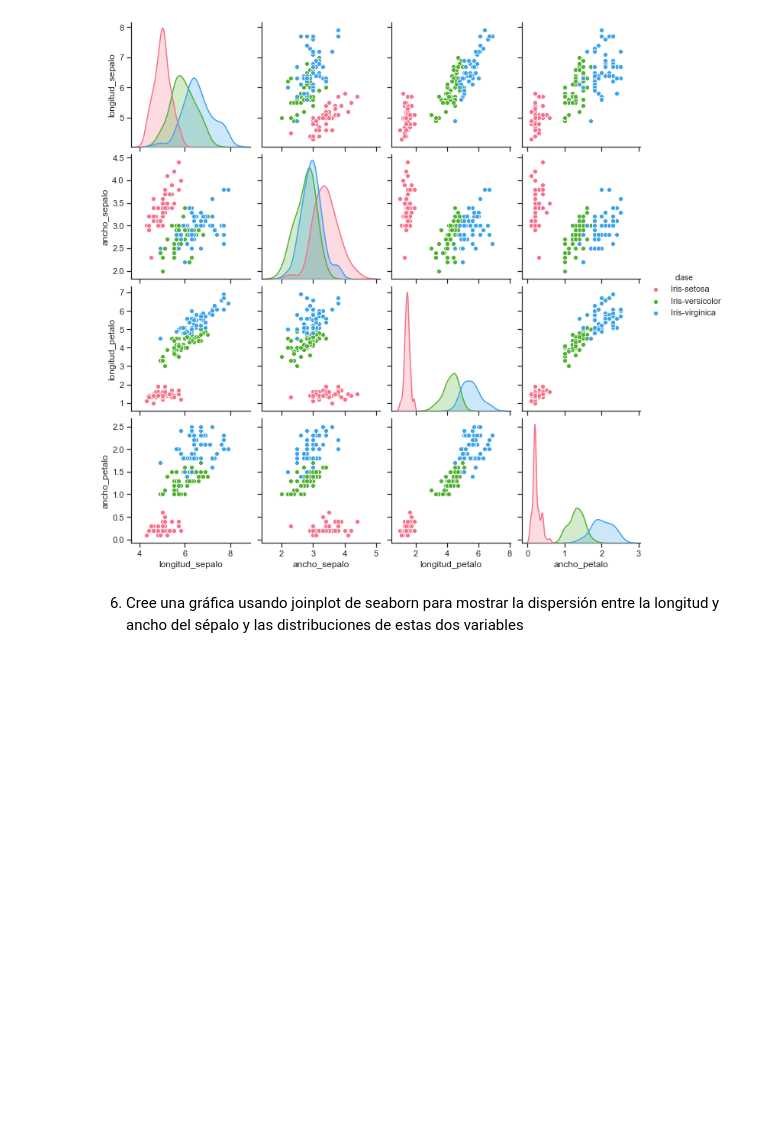
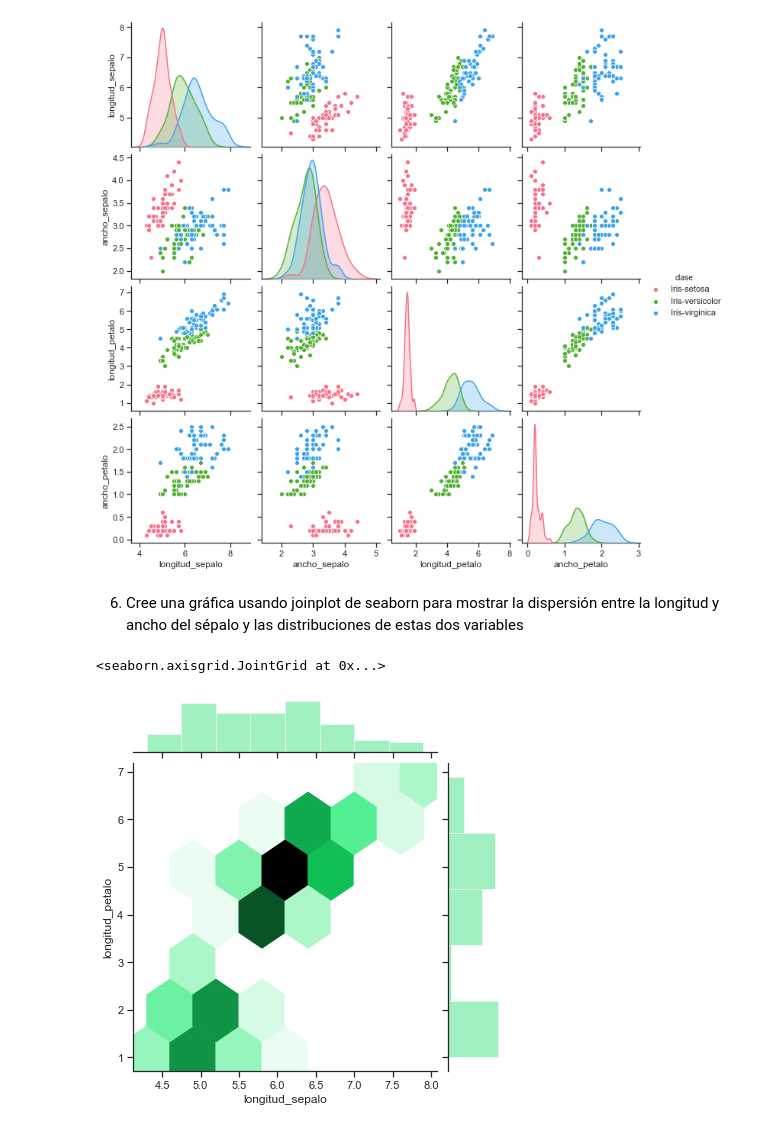
Before and after one commit to IanRamRev/Reconocimiento-de-Patrones, a Jupyter notebook: ActividadIris/EjerciciosIris.ipynb, the cells around one changed output. Saved outputs shown, nothing was run; the diff lists cells and outputs as text; code cells hidden in the pictures; blank space fills up the shorter version.

```diff
--- a/ActividadIris/EjerciciosIris.ipynb
+++ b/ActividadIris/EjerciciosIris.ipynb
@@ -216,3 +213,9 @@ sns.pairplot(irisName, hue="clase", palette="husl")
 [figure]
 # %% [markdown]
 6. Cree una gráfica usando joinplot de seaborn para mostrar la dispersión entre la longitud y ancho del sépalo y las distribuciones de estas dos variables
+# %%
+sns.set(style="ticks")
+sns.jointplot(irisName["longitud_sepalo"], irisName["longitud_petalo"], kind="hex", color="#14db64")
+# %% [output]
+<seaborn.axisgrid.JointGrid at 0x...>
+[figure, added]
```
Also changed, not shown: parts of 13 cells of this notebook.
